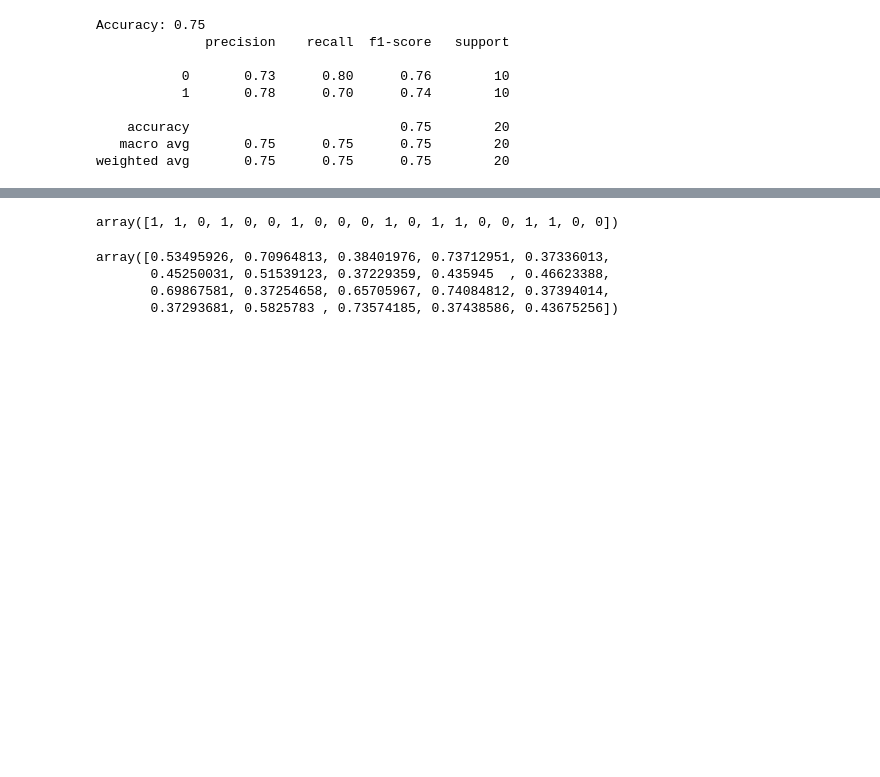
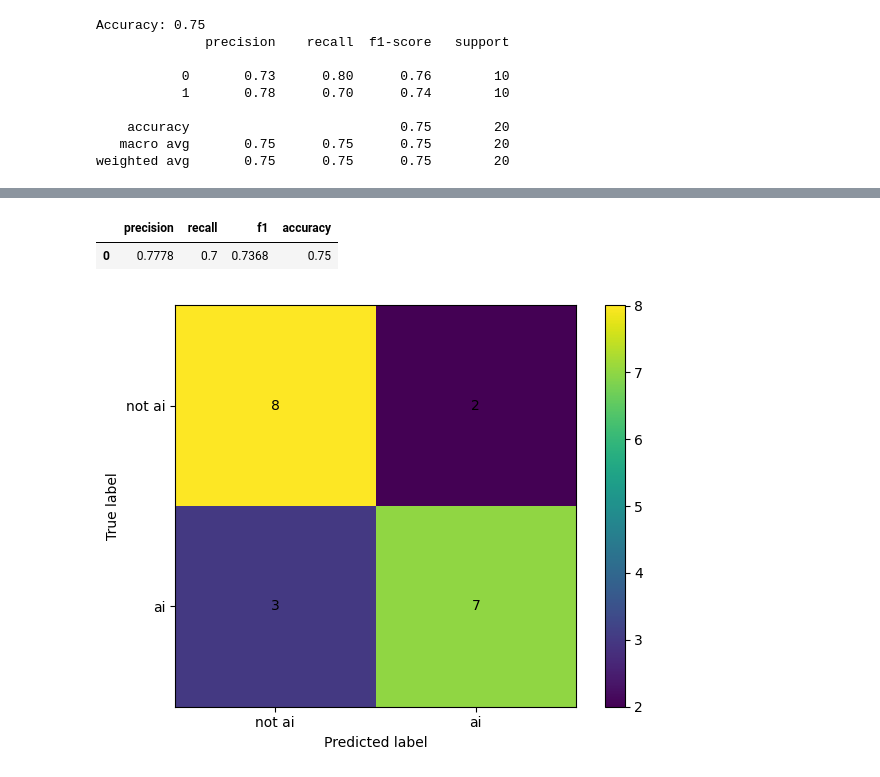
Before and after one commit to H-unter/MA3832-Assignment-3, a Jupyter notebook: code/main.ipynb, the cells around one changed output, grey strips where cells are left out. Cells and saved outputs as stored; diff of their text form; code cells hidden in the pictures; blank space fills up the shorter version.

```diff
--- a/code/main.ipynb
+++ b/code/main.ipynb
@@ -387,11 +266,36 @@ array([1, 0, 0, 1, 0, 0, 1, 1, 0, 1, 1, 0, 0, 1, 0, 0, 1, 1, 0, 1])
-# %%
-y_pred
-# %% [output]
-array([1, 1, 0, 1, 0, 0, 1, 0, 0, 0, 1, 0, 1, 1, 0, 0, 1, 1, 0, 0])
-# %%
-probs
-# %% [output]
-array([0.53495926, 0.70964813, 0.38401976, 0.73712951, 0.37336013,
-       0.45250031, 0.51539123, 0.37229359, 0.435945  , 0.46623388,
-       0.69867581, 0.37254658, 0.65705967, 0.74084812, 0.37394014,
-       0.37293681, 0.5825783 , 0.73574185, 0.37438586, 0.43675256])
+# %%
+import pandas as pd
+from sklearn.metrics import precision_score, recall_score, f1_score, accuracy_score
+metrics = {
+    "precision": precision_score(y_true, y_pred, zero_division=0),
+    "recall": recall_score(y_true, y_pred, zero_division=0),
+    "f1": f1_score(y_true, y_pred, zero_division=0),
+    "accuracy": accuracy_score(y_true, y_pred),
+}
+df_metrics = pd.DataFrame([metrics]).round(4)
+df_metrics
+# %% [output]
+|  | precision | recall | f1 | accuracy |
+| 0 | 0.7778 | 0.7 | 0.7368 | 0.75 |
+# %%
+import numpy as np
+import matplotlib.pyplot as plt
+from sklearn.metrics import confusion_matrix
+
+labels = ["not ai", "ai"]
+cm = confusion_matrix(y_true, y_pred, labels=[0, 1])
+
+fig, ax = plt.subplots()
+im = ax.imshow(cm, interpolation="nearest")
+ax.figure.colorbar(im, ax=ax)
+ax.set_xticks(np.arange(2), labels=labels)
+ax.set_yticks(np.arange(2), labels=labels)
+ax.set_xlabel("Predicted label")
+ax.set_ylabel("True label")
+for i in range(cm.shape[0]):
+    for j in range(cm.shape[1]):
+        ax.text(j, i, cm[i, j], ha="center", va="center")
+plt.tight_layout()
+plt.show()
+# %% [output]
+[figure, added]
```
Also changed, not shown: parts of 10 cells of this notebook, 1 other file.
